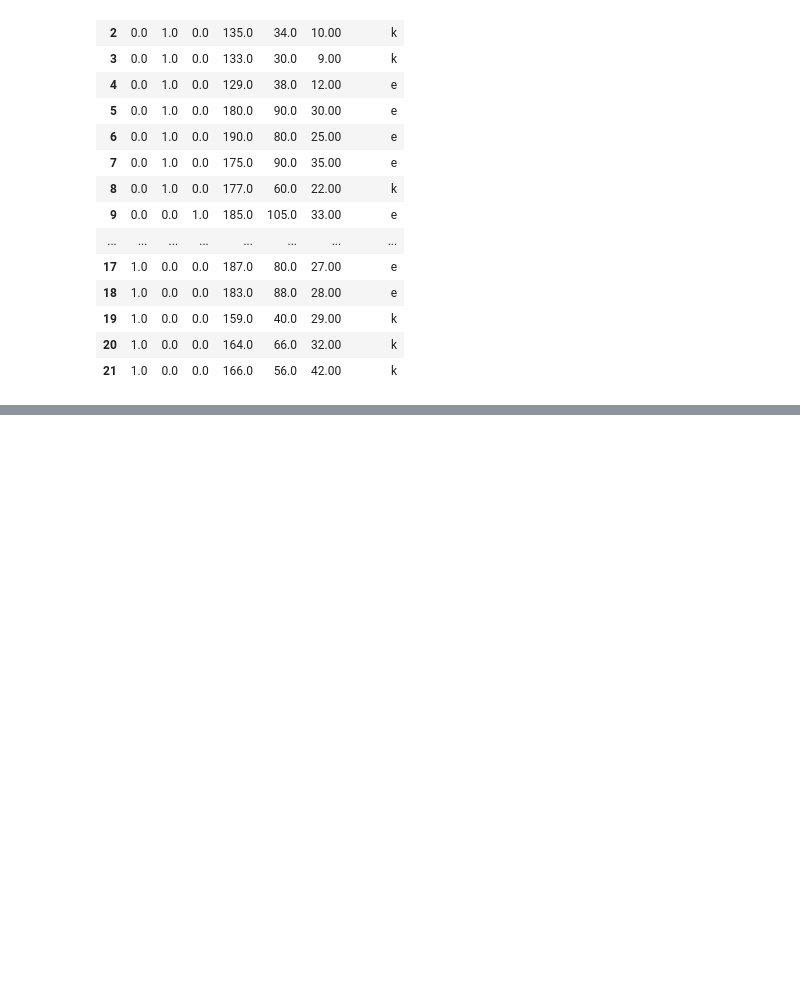
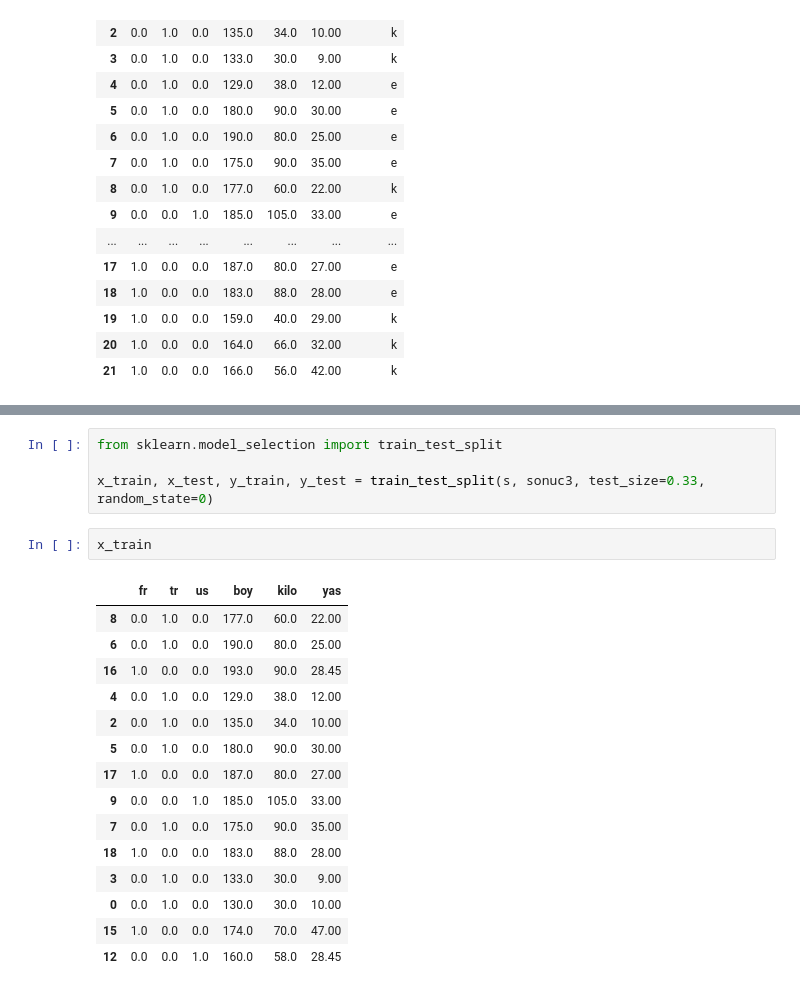
Before and after one commit to arifaygun/ML_Calisma_Notebooklari, a Jupyter notebook: Pythonla_Makine_Ogrenmesi.ipynb, the cells around one changed output, grey strips where cells are left out. Cells and saved outputs as stored; diff of their text form; blank space fills up the shorter version.

```diff
--- a/Pythonla_Makine_Ogrenmesi.ipynb
+++ b/Pythonla_Makine_Ogrenmesi.ipynb
@@ -395,0 +346,22 @@ s2
+# %%
+from sklearn.model_selection import train_test_split
+
+x_train, x_test, y_train, y_test = train_test_split(s, sonuc3, test_size=0.33, random_state=0)
+# %%
+x_train
+# %% [output]
+|  | fr | tr | us | boy | kilo | yas |
+| 8 | 0.0 | 1.0 | 0.0 | 177.0 | 60.0 | 22.00 |
+| 6 | 0.0 | 1.0 | 0.0 | 190.0 | 80.0 | 25.00 |
+| 16 | 1.0 | 0.0 | 0.0 | 193.0 | 90.0 | 28.45 |
+| 4 | 0.0 | 1.0 | 0.0 | 129.0 | 38.0 | 12.00 |
+| 2 | 0.0 | 1.0 | 0.0 | 135.0 | 34.0 | 10.00 |
+| 5 | 0.0 | 1.0 | 0.0 | 180.0 | 90.0 | 30.00 |
+| 17 | 1.0 | 0.0 | 0.0 | 187.0 | 80.0 | 27.00 |
+| 9 | 0.0 | 0.0 | 1.0 | 185.0 | 105.0 | 33.00 |
+| 7 | 0.0 | 1.0 | 0.0 | 175.0 | 90.0 | 35.00 |
+| 18 | 1.0 | 0.0 | 0.0 | 183.0 | 88.0 | 28.00 |
+| 3 | 0.0 | 1.0 | 0.0 | 133.0 | 30.0 | 9.00 |
+| 0 | 0.0 | 1.0 | 0.0 | 130.0 | 30.0 | 10.00 |
+| 15 | 1.0 | 0.0 | 0.0 | 174.0 | 70.0 | 47.00 |
+| 12 | 0.0 | 0.0 | 1.0 | 160.0 | 58.0 | 28.45 |
```
Also changed, not shown: parts of 36 cells of this notebook.
